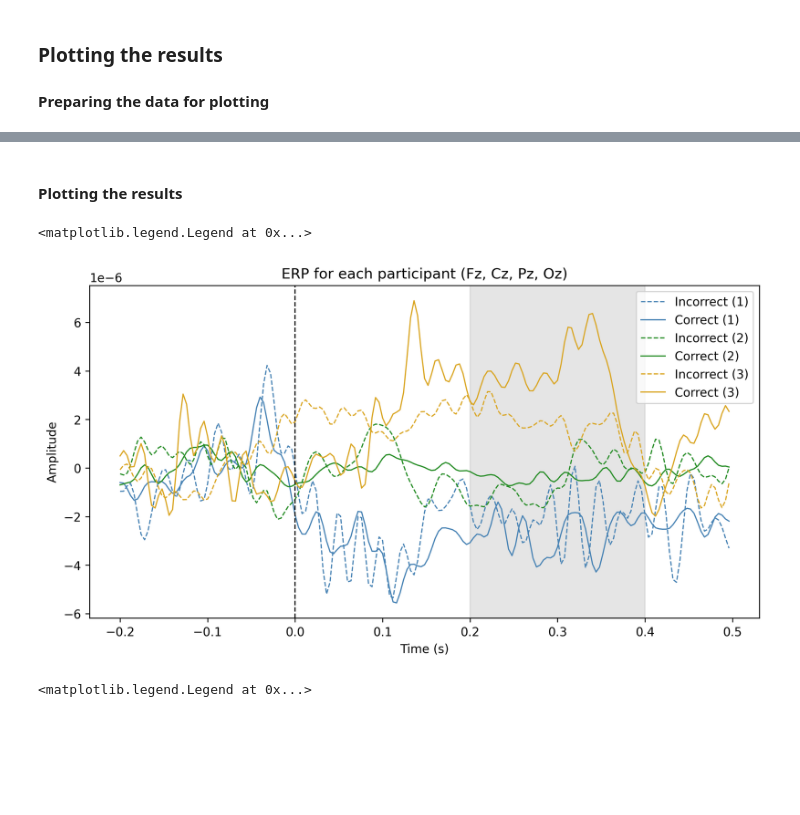
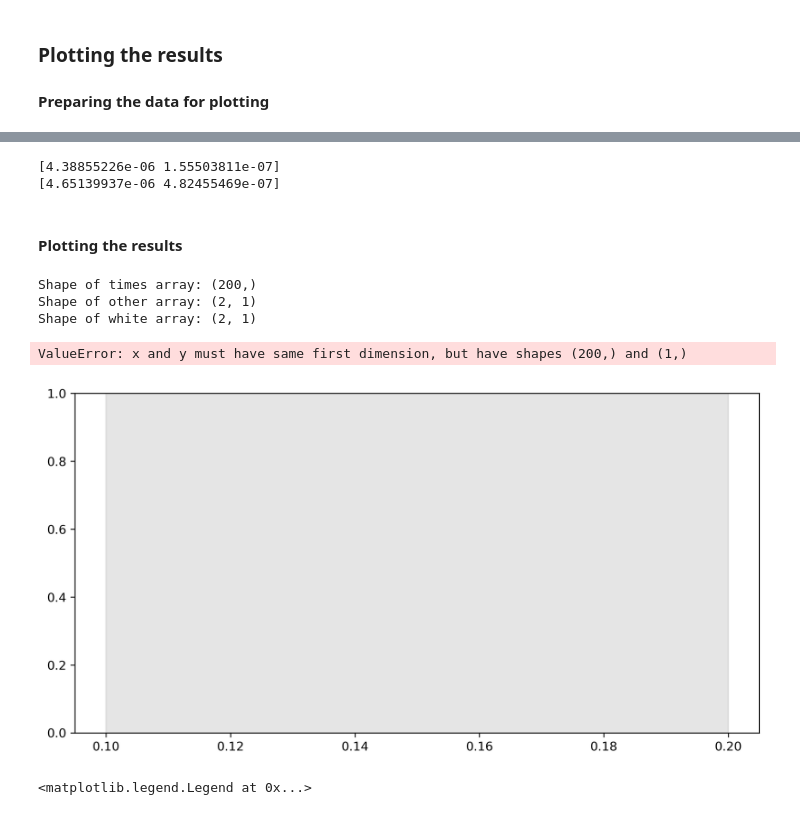
Before and after one commit to LinaWalk13/ore_EEG, a Jupyter notebook: windowed_mean_group_lvl.ipynb, the cells around one changed output, grey strips where cells are left out. Cells and saved outputs as stored; diff of their text form; code cells hidden in the pictures; blank space fills up the shorter version.

```diff
--- a/windowed_mean_group_lvl.ipynb
+++ b/windowed_mean_group_lvl.ipynb
@@ -143,29 +101,69 @@ print(incorrect.shape)
+# %%
+import numpy as np
+
+# Initialize empty arrays to store the data
+white = np.array([])
+other = np.array([])
+
+# Define the event categories
+white_events = ['happy/white', 'neutral/white', 'sad/white']
+other_events = ['happy/black', 'neutral/black', 'sad/black', 'happy/asian', 'sad/asian']
+
+for epochs in all_epochs: # Loop over the list with epochs for each participant
+
+    # Extract the trials for white and other events
+    epochs_white = epochs[white_events]
+    epochs_other = epochs[other_events]
+
+    # Extract the data for the time window and channels of interest
+    data_white = epochs_white.get_data(picks=picks, tmin=tmin, tmax=tmax)
+    data_other = epochs_other.get_data(picks=picks, tmin=tmin, tmax=tmax)
+
+    # Calculate the mean over the time, channel, and trial dimensions
+    data_white_mean = np.mean(data_white, axis=(0, 1, 2))
+    data_other_mean = np.mean(data_other, axis=(0, 1, 2))
+
+    # Append the data to the arrays
+    white = np.append(white, data_white_mean)
+    other = np.append(other, data_other_mean)
+
+print(white)
+print(other)
+# %% [output]
+[4.38855226e-06 1.55503811e-07]
+[4.65139937e-06 4.82455469e-07]
 # %% [markdown]
 #### Plotting the results
 # %%
+print("Shape of times array:", times.shape)
+print("Shape of other array:", other.shape)
+print("Shape of white array:", white.shape)
 # plotting averaged timecourses for each participant
-colours = ["steelblue", "forestgreen", "goldenrod"]
+colours = ["forestgreen", "goldenrod"]
 
 times = all_epochs[0].times
 
 fig, ax = plt.subplots(1, figsize=(10, 5), dpi=300)
 
 # plot the time window
 ax.axvspan(tmin, tmax, color="grey", alpha=0.2)
 
-for participant in range(3):
+for participant in range(2):
     # plot the time courses for each participant
-    ax.plot(times, incorrect[participant, :], label=f"Incorrect ({participant+1})", linestyle="--", color=colours[participant], linewidth = 1)
-    ax.plot(times, correct[participant, :], label=f"Correct ({participant+1})", linestyle="-", color=colours[participant], linewidth = 1)
+    ax.plot(times, other[participant, :], label=f"Other ({participant+1})", linestyle="--", color=colours[participant], linewidth = 1)
+    ax.plot(times, white[participant, :], label=f"White ({participant+1})", linestyle="-", color=colours[participant], linewidth = 1)
 
 # vertical line at 0
 ax.axvline(x=0, color="black", linestyle="--", linewidth=1)
 
 ax.set(xlabel="Time (s)", ylabel="Amplitude", title="ERP for each participant (Fz, Cz, Pz, Oz)")
 ax.legend()
 # %% [output]
-<matplotlib.legend.Legend at 0x...>
+Shape of times array: (200,)
+Shape of other array: (2, 1)
+Shape of white array: (2, 1)
+ValueError: x and y must have same first dimension, but have shapes (200,) and (1,)
-[figure, old version]
+[figure, new version]
 # %%
 # averaging over participants
 fig, ax = plt.subplots(1, figsize=(10, 5), dpi=300)
```
Also changed, not shown: parts of 5 cells of this notebook.
